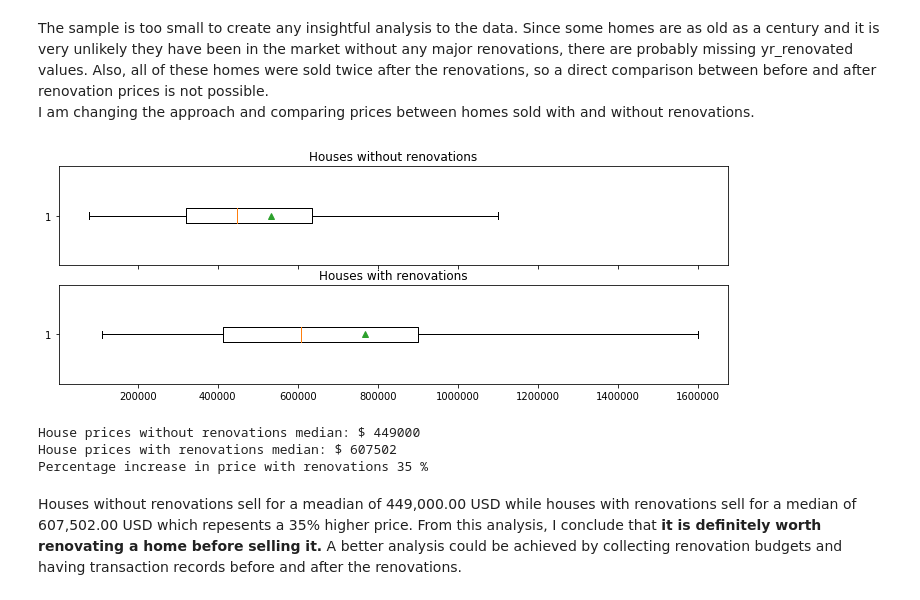
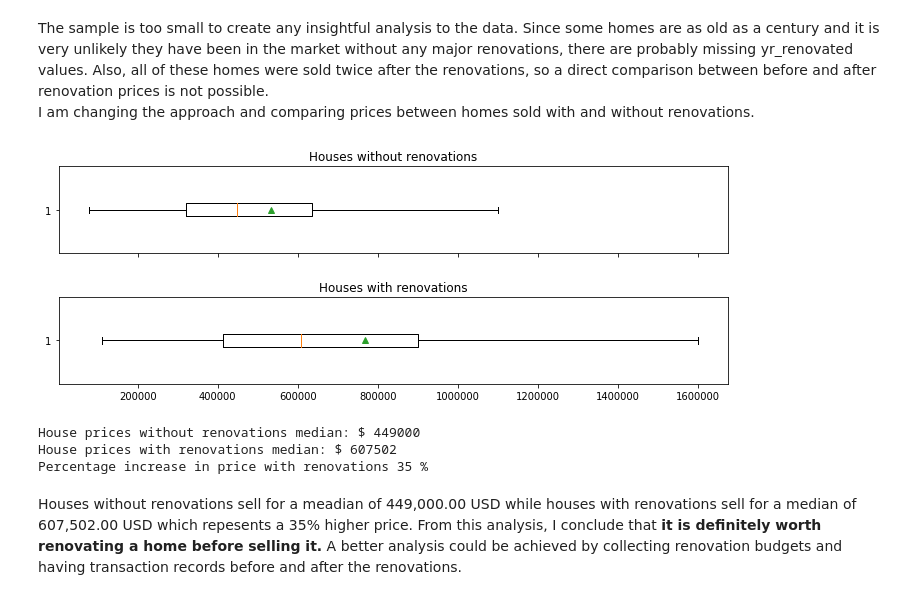
Before and after one commit to feraguilari/dsc-1-final-project-online-ds-pt-021119, a Jupyter notebook: student.ipynb, the cells around one changed output. Cells and saved outputs as stored; diff of their text form; code cells hidden in the pictures.

```diff
--- a/student.ipynb
+++ b/student.ipynb
@@ -362,20 +364,21 @@ I am changing the approach and comparing prices between homes sold with and with
 # %%
 #Create two sets of data, one for transactions without renovations and one with renovations.
 prices_woreno = df[df['yr_renovated']== 0].price
 prices_reno = df[df['yr_renovated']!= 0].price
 fig, (ax1, ax2) = plt.subplots(nrows = 2, ncols = 1, figsize = (12,4), sharex=True)
 #Create boxplot without outliers for better visualization.
 ax1.boxplot(prices_woreno, vert=False, showfliers=False, showmeans=True)
 ax2.boxplot(prices_reno,vert=False, showfliers=False, showmeans=True)
 ax1.set_title('Houses without renovations')
 ax2.set_title('Houses with renovations')
+plt.subplots_adjust(hspace=0.50)
 plt.show()
 print('House prices without renovations median: $',int(prices_woreno.median()))
 print('House prices with renovations median: $',int(prices_reno.median()))
 print('Percentage increase in price with renovations',
       int(float((prices_reno.median()-prices_woreno.median())/prices_woreno.median())*100),'%')
 # %% [output]
-[figure, old version]
+[figure, new version]
 House prices without renovations median: $ 449000
 House prices with renovations median: $ 607502
 Percentage increase in price with renovations 35 %
```
Also changed, not shown: parts of 9 cells of this notebook.
